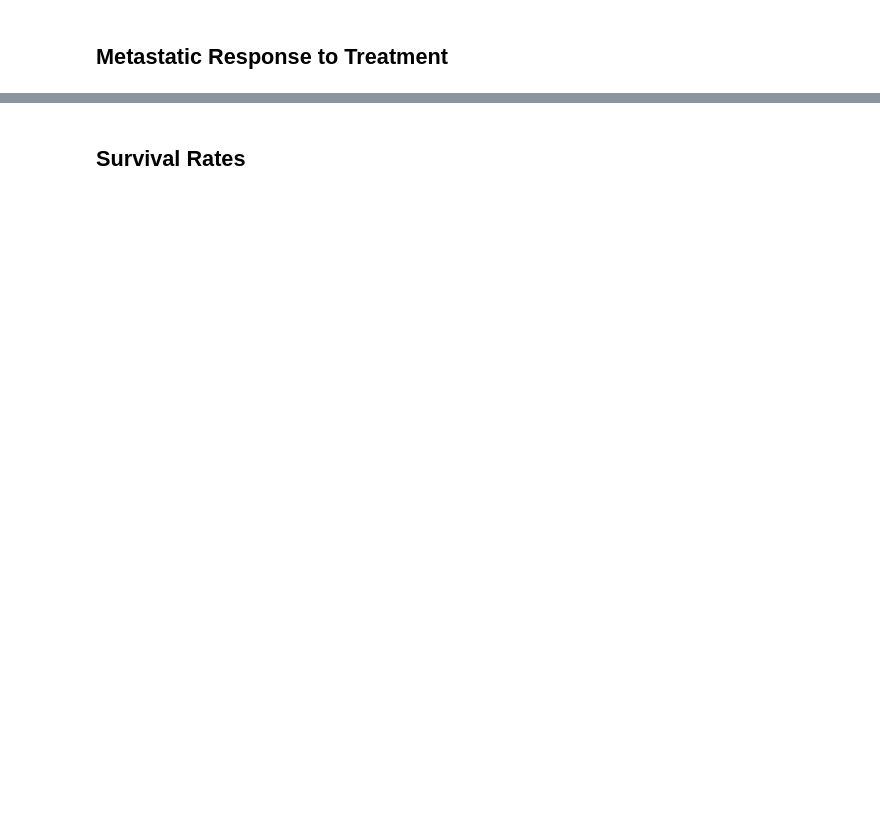
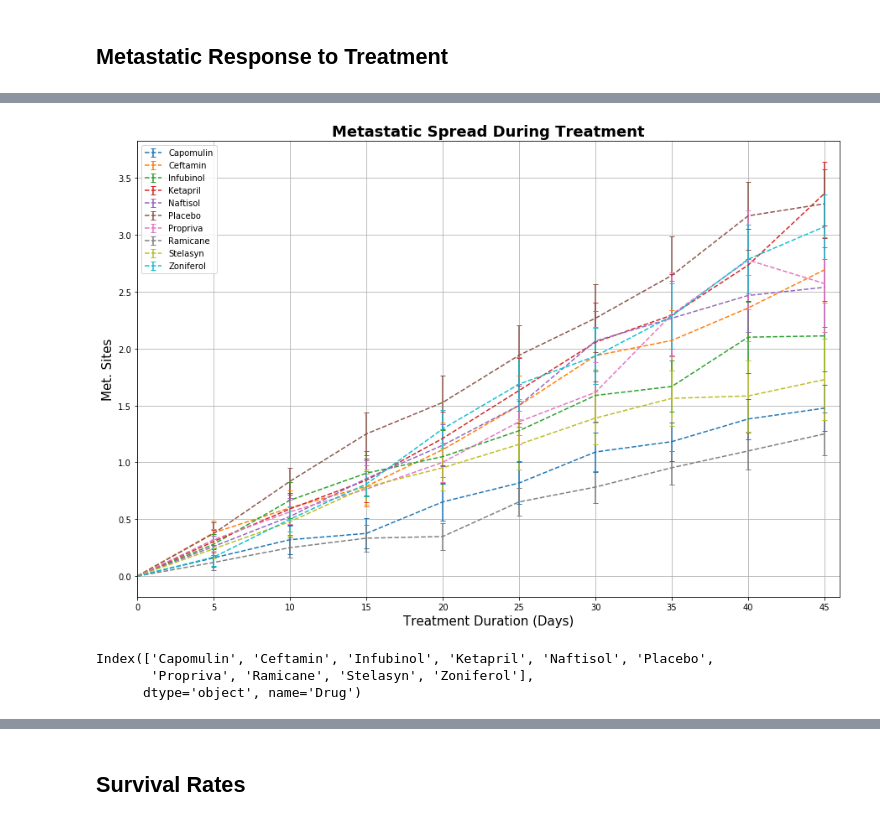
Before and after one commit to willdzhang/Matplotlib-Challenge, a Jupyter notebook: pymaceuticals_starter.ipynb, the cells around one changed output, grey strips where cells are left out. Drawn from its saved outputs; the diff is of its cells as text; code cells hidden in the pictures; blank space fills up the shorter version.

```diff
--- a/pymaceuticals_starter.ipynb
+++ b/pymaceuticals_starter.ipynb
@@ -132,7 +127,9 @@ plt.show()
 ## Metastatic Response to Treatment
 # %%
 # Store the Mean Met. Site Data Grouped by Drug and Timepoint
+groupmeta_mean = combine.groupby(['Drug', 'Timepoint'])['Metastatic Sites'].mean()
 
 # Convert to DataFrame
-
+groupmeta_mean_df = pd.DataFrame(groupmeta_mean)
 # Preview DataFrame
+groupmeta_mean_df.head()
@@ -148,6 +144,8 @@ plt.show()
 # %%
 # Store the Standard Error associated with Met. Sites Grouped by Drug and Timepoint
+groupmeta_sem = combine.groupby(['Drug', 'Timepoint'])['Metastatic Sites'].sem()
 
 # Convert to DataFrame
-
+groupmeta_sem_df = pd.DataFrame(groupmeta_sem)
 # Preview DataFrame
+groupmeta_sem_df.head()
@@ -163,4 +160,9 @@ plt.show()
 # %%
 # Minor Data Munging to Re-Format the Data Frames
+groupmeta_mean_pivot = groupmeta_mean_df.unstack(level = 0)
+groupmeta_mean_pivot.columns = groupmeta_mean_pivot.columns.get_level_values(1)
+
+groupmeta_sem_pivot = groupmeta_sem_df.unstack(level = 0)
+groupmeta_sem_pivot.columns = groupmeta_sem_pivot.columns.get_level_values(1)
 
 # Preview that Reformatting worked
@@ -184,0 +201,37 @@ plt.show()
+# %%
+# Generate the Plot (with Error Bars)
+plt.figure(figsize = (15,10))
+plt.title('Metastatic Spread During Treatment', fontdict = {'fontsize': 18, 'fontweight': 'bold'})
+plt.xlabel('Treatment Duration (Days)', fontdict = {'fontsize': 15})
+plt.ylabel('Met. Sites', fontdict = {'fontsize': 15})
+plt.xticks(np.arange(0, groupmeta_mean_pivot.index.max()+3 , 5))
+plt.xlim(0, groupmeta_mean_pivot.index.max() + 1)
+
+# independent variable
+x_axis = groupmeta_mean_pivot.index
+
+#count for markers in plot loop
+count = 0
+
+#plot each tumor volume column with standard error
+for i in groupmeta_mean_pivot.columns:
+    plt.errorbar(x_axis,
+                 groupmeta_mean_pivot[i],
+                 yerr=groupmeta_sem_pivot[i], #std error
+                 linestyle = '--',
+                 capthick = 1, #for caps on error bars
+                 capsize = 3)  # for caps on error bars
+    count = count + 1
+plt.legend()
+plt.grid(True)
+
+# Save the Figure
+plt.savefig('meta_sprd.png')
+# %% [output]
+[figure, added]
+# %%
+tumor_percent_change.index
+# %% [output]
+Index(['Capomulin', 'Ceftamin', 'Infubinol', 'Ketapril', 'Naftisol', 'Placebo',
+       'Propriva', 'Ramicane', 'Stelasyn', 'Zoniferol'],
+      dtype='object', name='Drug')
```
Also changed, not shown: parts of 30 cells of this notebook, 8 other files.
